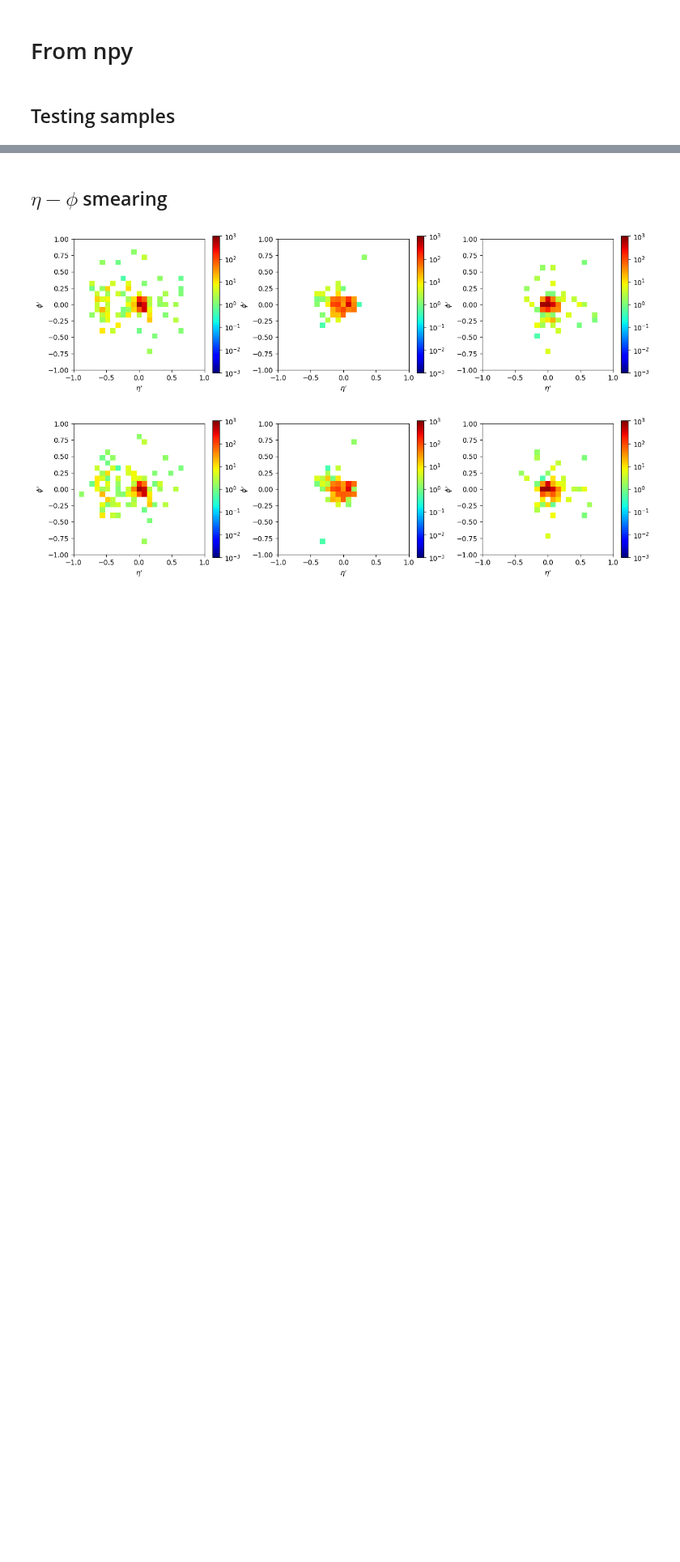
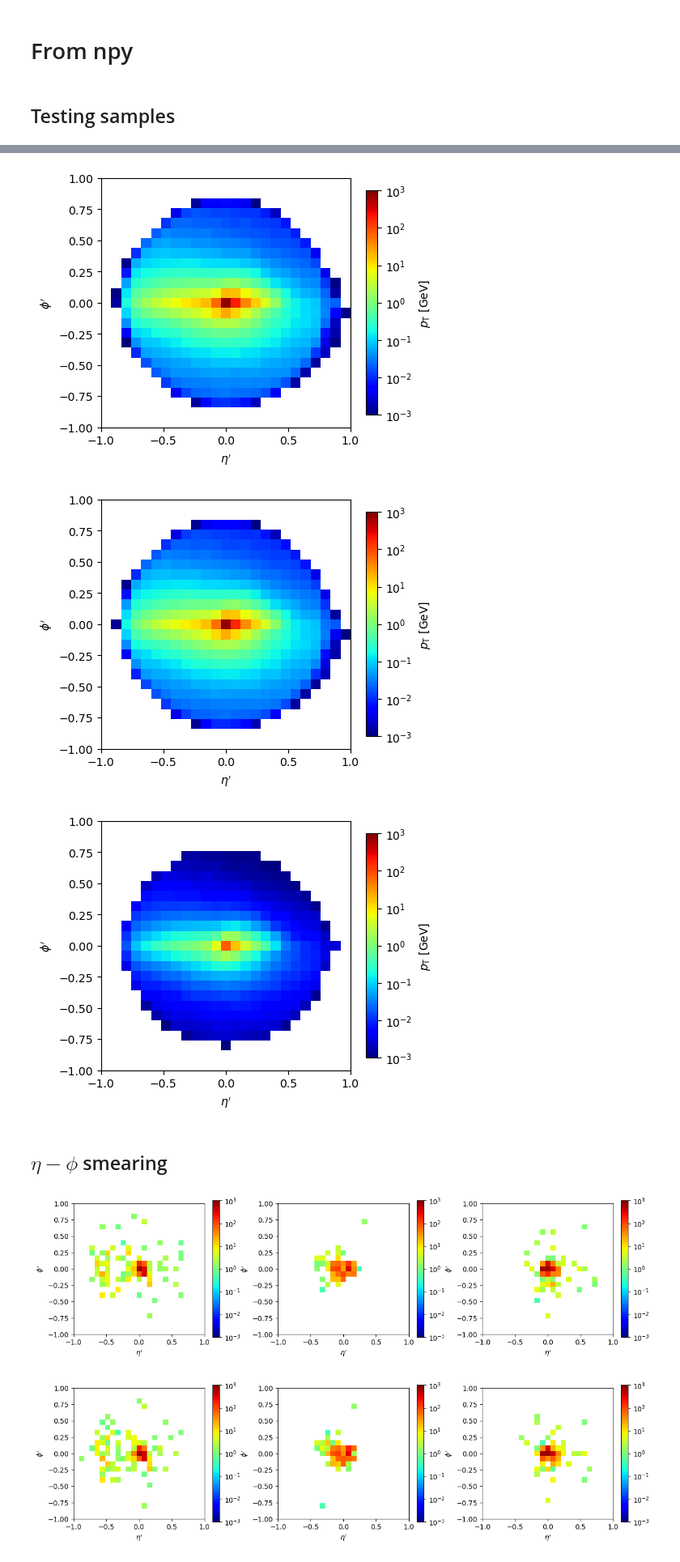
Before and after one commit to r10222035/data_augmentation, a Jupyter notebook: Sample/plot_jet_image.ipynb, the cells around one changed output, grey strips where cells are left out. Shown at 81% size. Cells and saved outputs as stored; diff of their text form; code cells hidden in the pictures; blank space fills up the shorter version.

```diff
--- a/Sample/plot_jet_image.ipynb
+++ b/Sample/plot_jet_image.ipynb
@@ -101,3 +124,12 @@ plt.show()
+# %%
+data_normalize = plot_from_npy('./HVmodel/data/pt_normalization/25x25/bkg_in_SB-data.npy', '../figures/HVmodel_jet_image_average_bkg_in_SB_pt_normalized.pdf')
+data_origin = plot_from_npy('./HVmodel/data/origin/25x25/bkg_in_SB-data.npy', '../figures/HVmodel_jet_image_average_bkg_in_SB_origin.pdf')
+
+_ = plot_jet_image(data_normalize - data_origin, '../figures/HVmodel_jet_image_average_bkg_in_SB_pt_normalized_origin_difference.pdf')
+# %% [output]
+[figure, added]
+[figure, added]
+[figure, added]
 # %% [markdown]
 ## $\eta - \phi$ smearing
 # %%
```
Also changed, not shown: parts of 3 cells of this notebook, 5 other files.
